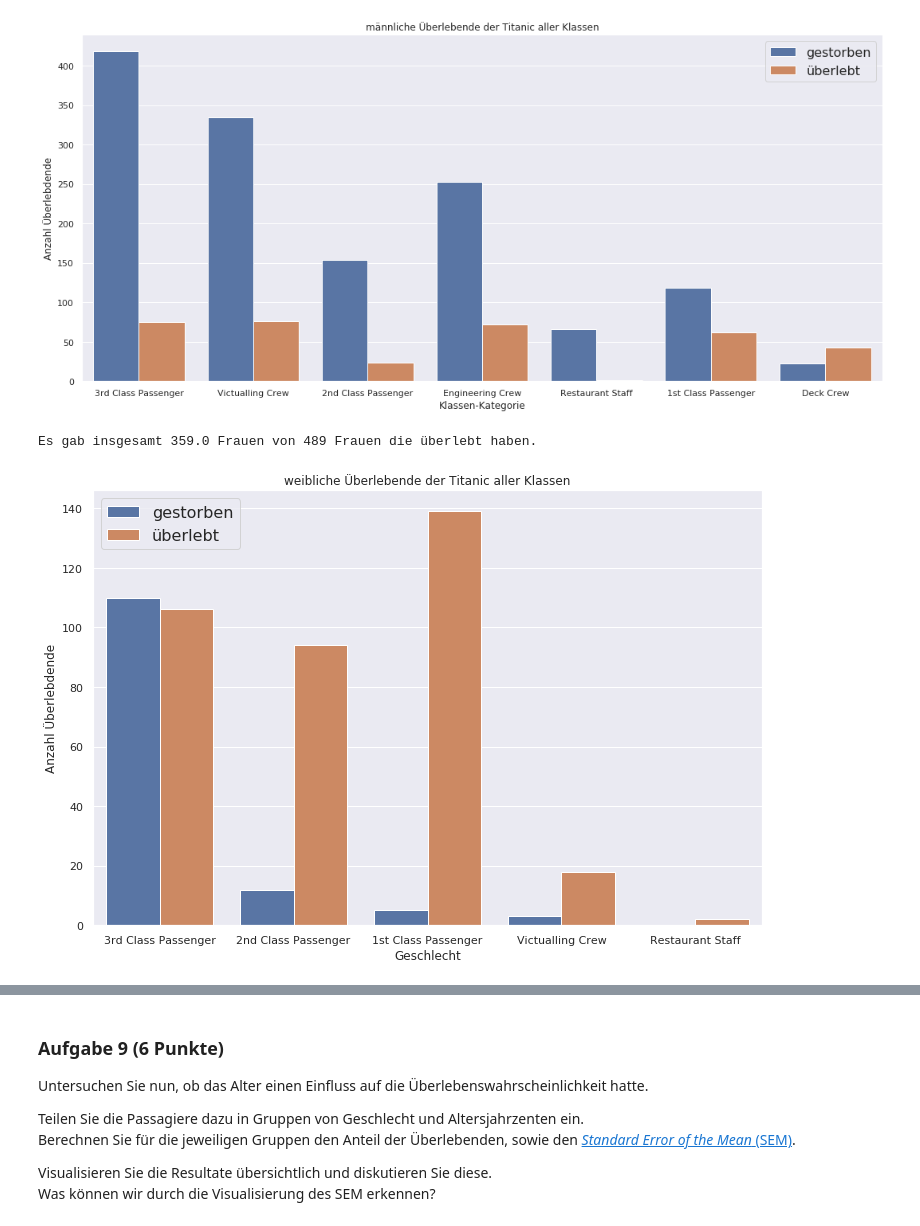
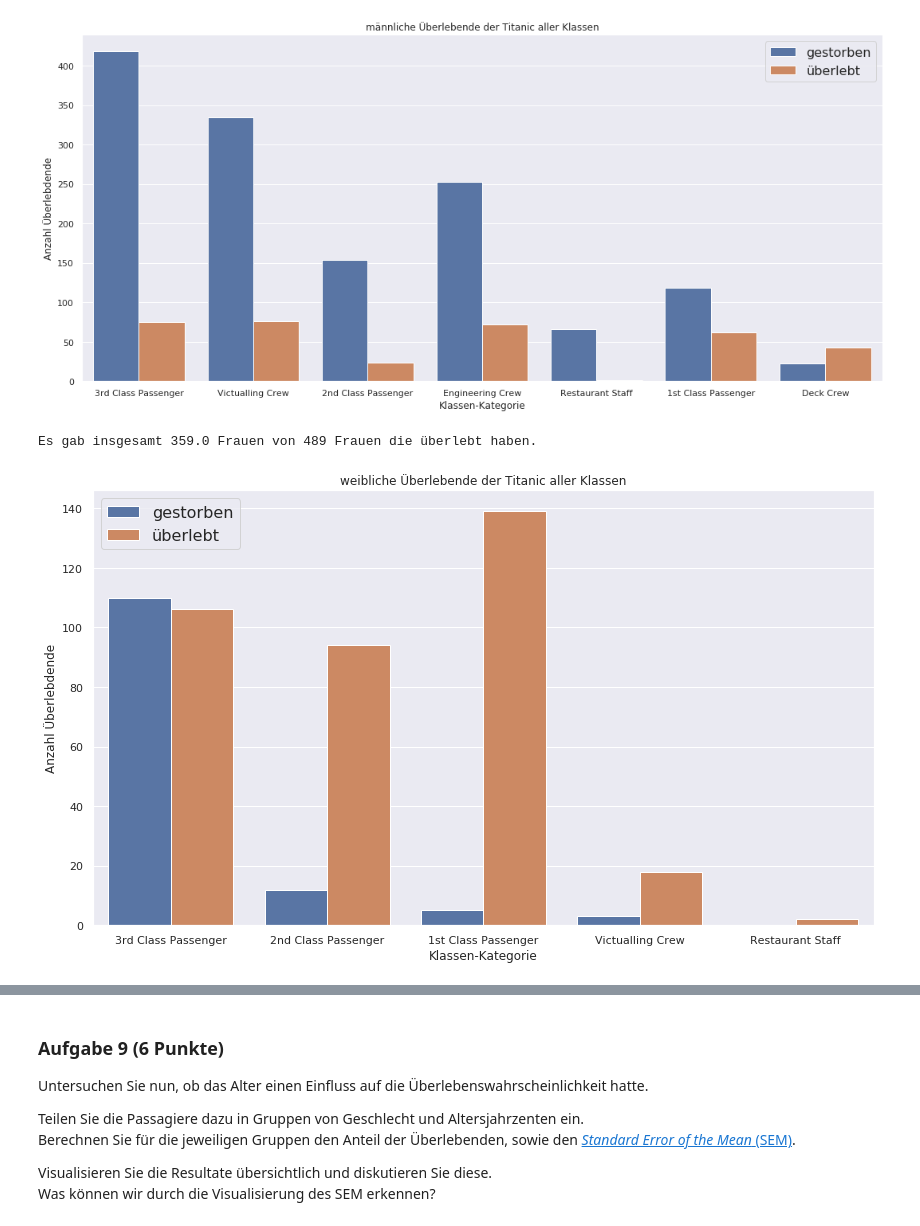
Before and after one commit to JuliaLauraMueller/dsp_hs2019, a Jupyter notebook: assignments/assignment11/exercise11.ipynb, the cells around one changed output, grey strips where cells are left out. Cells and saved outputs as stored; diff of their text form; code cells hidden in the pictures.

```diff
--- a/assignments/assignment11/exercise11.ipynb
+++ b/assignments/assignment11/exercise11.ipynb
@@ -120,7 +121,7 @@ def cleanDataFrame(df_1, df_2):
     result_df['ticketprice'] = result_df['pound'].astype('float64') + result_df['shilling'].astype('float64') / 20 + result_df['pence'].astype('float64') / 240
 
     #clean Age column with years (m=months)
-    result_Age = result_df.loc[result_df['age'].str.contains('m') == True, ['age']] = round((1/12) * result_df['age'].str.split('m').str[0].astype('float64'), 3)
+    result_Age = result_df.loc[result_df['age'].str.contains('m') == True, ['age']] = round((1/12) * result_df['age'].str.split('m').str[0].astype('float64'), 2)
 
     #insert new columns
     result_df.insert(1, 'sex', np.NaN)
@@ -156,13 +157,11 @@ def cleanDataFrame(df_1, df_2):
     result_df = result_df.drop(columns=['salutation', 'pound', 'shilling', 'pence'])
 
     # reindex the columns
-    result_df.reindex(columns =['name', 'sex', 'age', 'is_adult', 'job', 'class_dept', 'is_passenger', 'joined', 'boat_body', 'ticketprice', 'survived'])
+    result_df = result_df.reindex(columns =['name', 'sex', 'age', 'is_adult', 'job', 'class_dept', 'is_passenger', 'joined', 'boat_body', 'ticketprice', 'survived'])
 
-    # sort dataframe --> familyname
+    # sort dataframe (familyname)
     cleaned_result_df = result_df.sort_values(by=['name'], ascending=True)
     cleaned_result_df.to_csv('titanic.csv')
-    #print(cleaned_result_df['sex'].value_counts())
-    #print(len(cleaned_result_df))
 
 
     return cleaned_result_df
@@ -519,21 +516,20 @@ plt.show()
 Es gab insgesamt 353.0 Männer von 1719 Männer die überlebt haben.
 [figure]
 # %%
-fig, ax = plt.subplots(ncols=1, nrows=1, figsize=(12, 8))
-adult = titanic_df.loc[titanic_df['sex'] == 'Female']
+fig, ax = plt.subplots(ncols=1, nrows=1, figsize=(14, 8))
+adult_female = titanic_df.loc[titanic_df['sex'] == 'Female']
 
-sns.set(style="darkgrid")
-ax = sns.countplot(x='class_dept', hue='survived', data=adult)
+ax = sns.countplot(x='class_dept', hue='survived', data=adult_female)
 
-print('Es gab insgesamt', adult.groupby('class_dept').sum().survived.sum(), 'Frauen von', (titanic_df['sex'] == 'Female').sum(), 'Frauen die überlebt haben.')
+print('Es gab insgesamt', adult_female.groupby('class_dept').sum().survived.sum(), 'Frauen von', (titanic_df['sex'] == 'Female').sum(), 'Frauen die überlebt haben.')
 plt.title('weibliche Überlebende der Titanic aller Klassen')
 plt.ylabel('Anzahl Überlebdende')
-plt.xlabel('Geschlecht')
+plt.xlabel('Klassen-Kategorie')
 plt.legend(['gestorben', 'überlebt'], prop={'size': 16});
 plt.show()
 # %% [output]
 Es gab insgesamt 359.0 Frauen von 489 Frauen die überlebt haben.
-[figure, old version]
+[figure, new version]
 # %%
 fig, ax = plt.subplots(ncols=1, nrows=1, figsize=(10, 8))
 adult = titanic_df.loc[titanic_df['is_adult'] == True]
```
Also changed, not shown: parts of 26 cells of this notebook, 1 other file.
